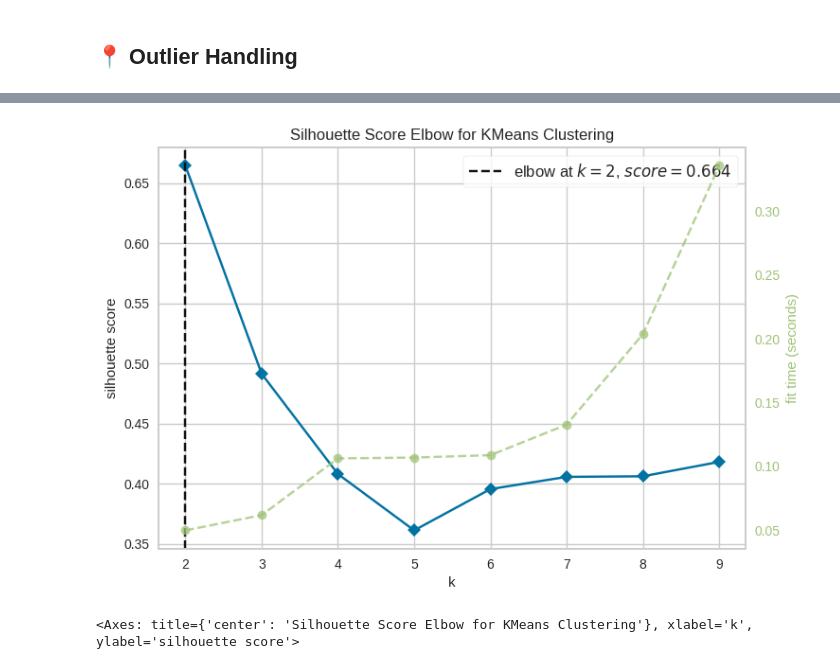
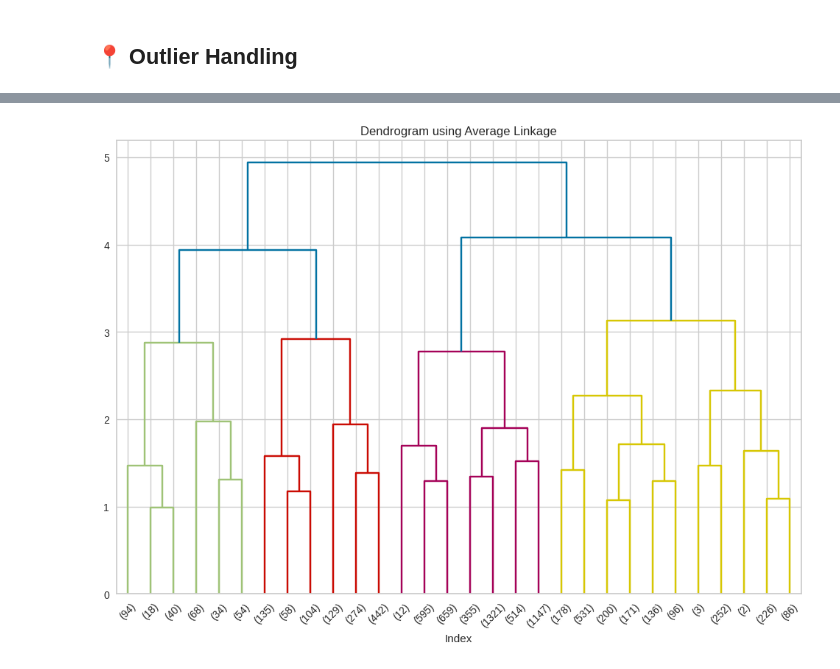
Before and after one commit to kasdead-4432/kasdead, a Jupyter notebook: haekal-clustering.ipynb, the cells around one changed output, grey strips where cells are left out. Saved outputs shown, nothing was run; the diff lists cells and outputs as text; code cells hidden in the pictures.

```diff
--- a/haekal-clustering.ipynb
+++ b/haekal-clustering.ipynb
@@ -415,19 +362,3 @@ X = df[features]
 # Scale the features
 scaler = StandardScaler()
 X_scaled = scaler.fit_transform(X)
-# %%
-# Elbow Method
-inertias = []
-K = range(2, 11)
-
-plt.figure(figsize=(10, 6))
-for k in K:
-    kmeans = KMeans(n_clusters=k, random_state=42)
-    kmeans.fit(X_scaled)
-    inertias.append(kmeans.inertia_)
-
-plt.plot(K, inertias, 'bx-')
-plt.xlabel('k')
-plt.ylabel('Inertia')
-plt.title('Elbow Method')
-plt.show()
@@ -466,8 +364,0 @@ For n_clusters = 7 The average silhouette_coefficient is : 0.4061784726392372
-# %%
-modeltes = KMeans(n_init = 10)
-visualizer = KElbowVisualizer(modeltes, k=(2,10),metric='silhouette', timings= True)
-visualizer.fit(X)
-visualizer.show()
-# %% [output]
-[figure, removed]
-<Axes: title={'center': 'Silhouette Score Elbow for KMeans Clustering'}, xlabel='k', ylabel='silhouette score'>
@@ -480,0 +365,15 @@ cluster_pred = cluster_model.fit_predict(X_scaled)
+# %%
+from scipy.cluster import hierarchy
+from sklearn.cluster import AgglomerativeClustering
+
+Z = hierarchy.linkage(X_scaled, method='complete', metric='euclidean')
+# %%
+plt.figure(figsize=(12, 8))
+hierarchy.dendrogram(Z, truncate_mode='lastp')
+plt.title('Dendrogram using Average Linkage')
+plt.xlabel('Index')
+# plt.ylabel('Distance')
+# plt.tight_layout()
+plt.show()
+# %% [output]
+[figure, added]
```
Also changed, not shown: parts of 31 cells of this notebook.
